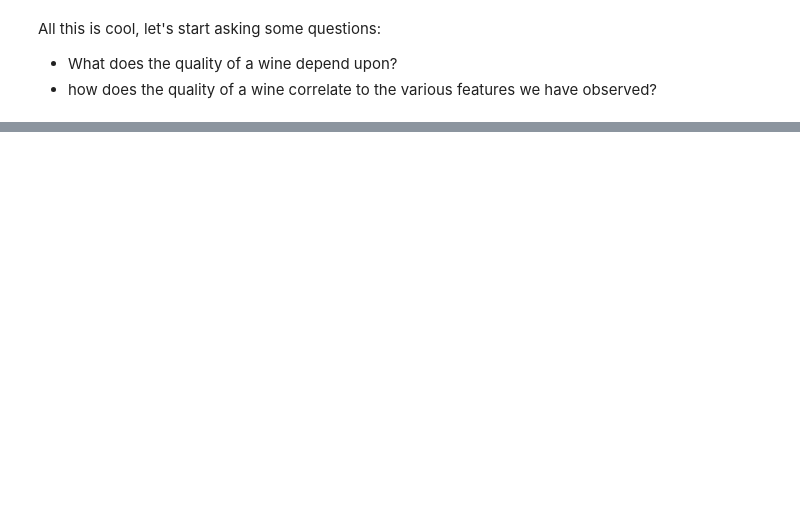
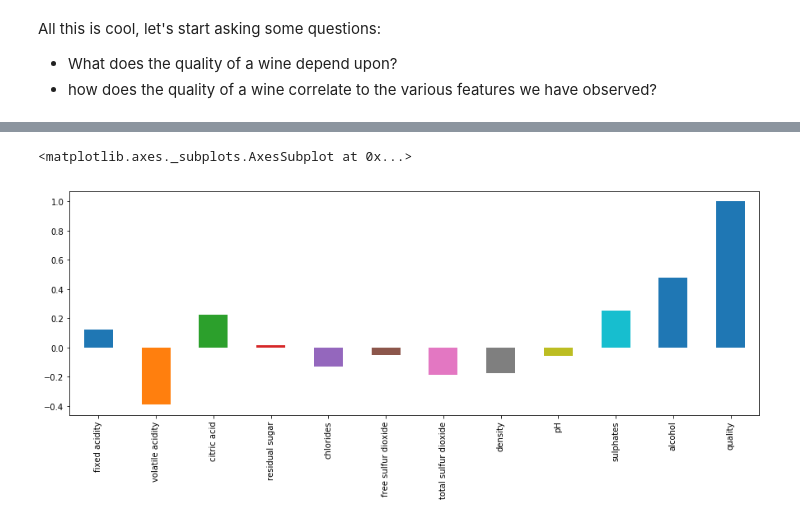
Before and after one commit to shauryashaurya/ML_Intro, a Jupyter notebook: Decision Trees.ipynb, the cells around one changed output, grey strips where cells are left out. Cells and saved outputs as stored; diff of their text form; code cells hidden in the pictures; blank space fills up the shorter version.

```diff
--- a/Decision Trees.ipynb
+++ b/Decision Trees.ipynb
@@ -155,0 +145,4 @@ KeyError: 'all'
+# %%
+# let's compute the correlation matrix to see which features strongly correlate to each other
+red_wine_corr = red_wine_data.corr()
+red_wine_corr
@@ -155,0 +163,7 @@ KeyError: 'all'
+# %%
+# the matrix is cool, but a visual is cooler
+# lets find out how the quality correlates to each of the features
+red_wine_corr['quality'].plot(kind='bar',figsize=(15,5))
+# %% [output]
+<matplotlib.axes._subplots.AxesSubplot at 0x...>
+[figure, added]
```
Also changed, not shown: parts of 6 cells of this notebook, 1 other file.
